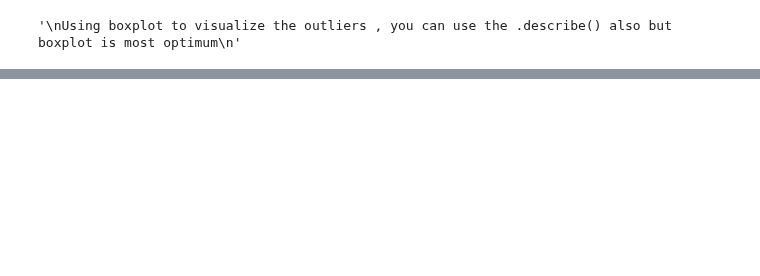
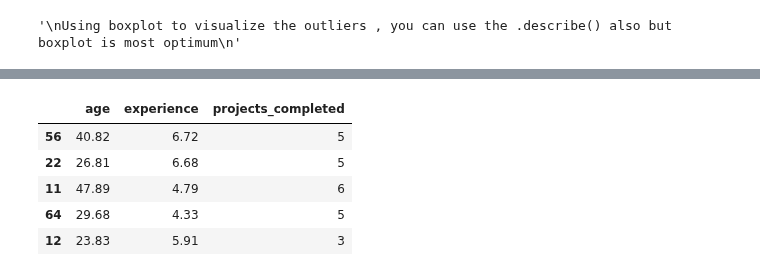
Before and after one commit to KedarDamale/Data-Science, a Jupyter notebook: Data-science/3.Data-pre-processing.ipynb, the cells around one changed output, grey strips where cells are left out. Drawn from its saved outputs; the diff is of its cells as text; code cells hidden in the pictures; blank space fills up the shorter version.

```diff
--- a/Data-science/3.Data-pre-processing.ipynb
+++ b/Data-science/3.Data-pre-processing.ipynb
@@ -952,0 +970,9 @@ ax[2].boxplot(df['projects_completed'])
+# %%
+df.sample(5)
+# %% [output]
+|  | age | experience | projects_completed |
+| 56 | 40.82 | 6.72 | 5 |
+| 22 | 26.81 | 6.68 | 5 |
+| 11 | 47.89 | 4.79 | 6 |
+| 64 | 29.68 | 4.33 | 5 |
+| 12 | 23.83 | 5.91 | 3 |
```
Also changed, not shown: parts of 10 cells of this notebook.
